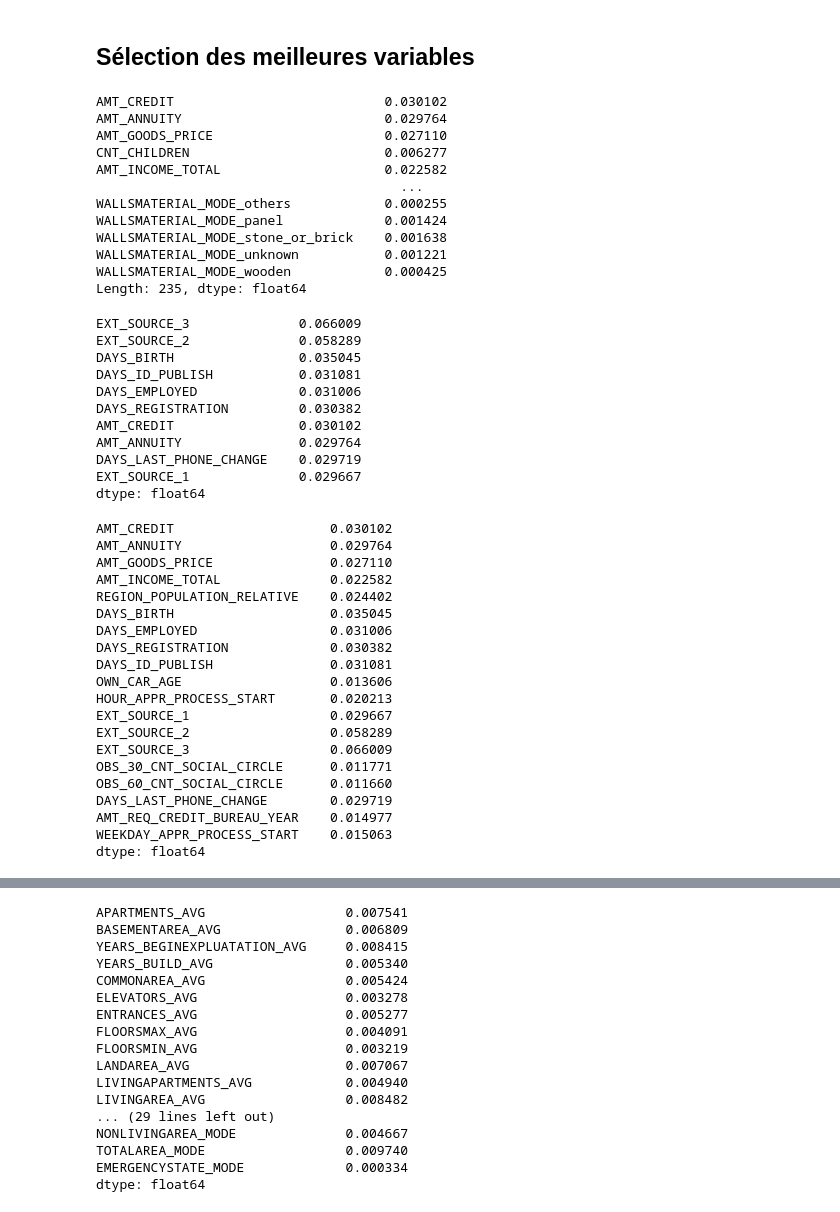
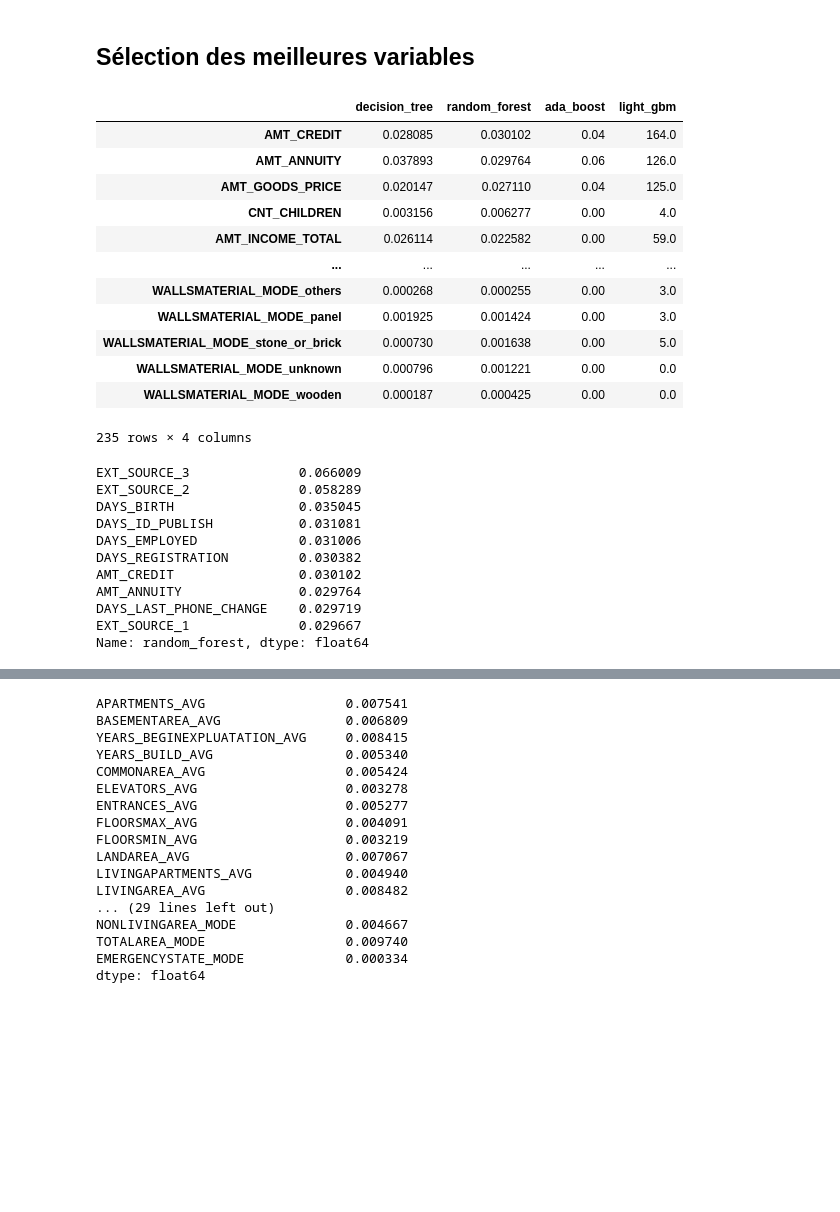
Before and after one commit to gitadum/credit_risk_rating, a Jupyter notebook: 00_notebooks/03_Modelling.ipynb, the cells around one changed output, grey strips where cells are left out. Cells and saved outputs as stored; diff of their text form; code cells hidden in the pictures; blank space fills up the shorter version.

```diff
--- a/00_notebooks/03_Modelling.ipynb
+++ b/00_notebooks/03_Modelling.ipynb
@@ -728,22 +728,14 @@ weighted avg       0.90      0.69      0.76     61503
 ## Sélection des meilleures variables
 # %%
 from preprocessing import get_preprocessed_set_column_names as get_feat_names
-feat_names = get_feat_names(random_forest['p'])
-feat_impor = random_forest['m'].feature_importances_
 
-feat_importances = pd.Series(data={k:v for k,v in zip(feat_names, feat_impor)},
-                             index=feat_names)
-print(feat_importances)
+def get_feature_importances(model):
+    '''Fonction qui retourne l'importance relative des variables
+    pour un modèle donné et un jeu d'entraînement donné'''
+    feat_names = get_feat_names(model['p'])
+    feat_impor = model['m'].feature_importances_
+
+    importances = pd.Series(data={k:v for k,v in zip(feat_names,feat_impor)},
+                            index=feat_names)
+
+    return importances
-# %% [output]
-AMT_CREDIT                           0.030102
-AMT_ANNUITY                          0.029764
-AMT_GOODS_PRICE                      0.027110
-CNT_CHILDREN                         0.006277
-AMT_INCOME_TOTAL                     0.022582
-                                       ...
-WALLSMATERIAL_MODE_others            0.000255
-WALLSMATERIAL_MODE_panel             0.001424
-WALLSMATERIAL_MODE_stone_or_brick    0.001638
-WALLSMATERIAL_MODE_unknown           0.001221
-WALLSMATERIAL_MODE_wooden            0.000425
-Length: 235, dtype: float64
@@ -750,5 +751,21 @@ Length: 235, dtype: float64
+# %%
+feature_importances
+# %% [output]
+|  | decision_tree | random_forest | ada_boost | light_gbm |
+| AMT_CREDIT | 0.028085 | 0.030102 | 0.04 | 164.0 |
+| AMT_ANNUITY | 0.037893 | 0.029764 | 0.06 | 126.0 |
+| AMT_GOODS_PRICE | 0.020147 | 0.027110 | 0.04 | 125.0 |
+| CNT_CHILDREN | 0.003156 | 0.006277 | 0.00 | 4.0 |
+| AMT_INCOME_TOTAL | 0.026114 | 0.022582 | 0.00 | 59.0 |
+| ... | ... | ... | ... | ... |
+| WALLSMATERIAL_MODE_others | 0.000268 | 0.000255 | 0.00 | 3.0 |
+| WALLSMATERIAL_MODE_panel | 0.001925 | 0.001424 | 0.00 | 3.0 |
+| WALLSMATERIAL_MODE_stone_or_brick | 0.000730 | 0.001638 | 0.00 | 5.0 |
+| WALLSMATERIAL_MODE_unknown | 0.000796 | 0.001221 | 0.00 | 0.0 |
+| WALLSMATERIAL_MODE_wooden | 0.000187 | 0.000425 | 0.00 | 0.0 |
+235 rows × 4 columns
 # %%
-feat_importances.sort_values(ascending=False)[:10]
+feature_importances.random_forest.sort_values(ascending=False)[:10]
 # %% [output]
 EXT_SOURCE_3              0.066009
 EXT_SOURCE_2              0.058289
@@ -760,27 +777,4 @@ AMT_CREDIT                0.030102
 AMT_ANNUITY               0.029764
 DAYS_LAST_PHONE_CHANGE    0.029719
 EXT_SOURCE_1              0.029667
-dtype: float64
+Name: random_forest, dtype: float64
-# %%
-print(feat_importances[feat_importances > .01])
-# %% [output]
-AMT_CREDIT                    0.030102
-AMT_ANNUITY                   0.029764
-AMT_GOODS_PRICE               0.027110
-AMT_INCOME_TOTAL              0.022582
-REGION_POPULATION_RELATIVE    0.024402
-DAYS_BIRTH                    0.035045
-DAYS_EMPLOYED                 0.031006
-DAYS_REGISTRATION             0.030382
-DAYS_ID_PUBLISH               0.031081
-OWN_CAR_AGE                   0.013606
-HOUR_APPR_PROCESS_START       0.020213
-EXT_SOURCE_1                  0.029667
-EXT_SOURCE_2                  0.058289
-EXT_SOURCE_3                  0.066009
-OBS_30_CNT_SOCIAL_CIRCLE      0.011771
-OBS_60_CNT_SOCIAL_CIRCLE      0.011660
-DAYS_LAST_PHONE_CHANGE        0.029719
-AMT_REQ_CREDIT_BUREAU_YEAR    0.014977
-WEEKDAY_APPR_PROCESS_START    0.015063
-dtype: float64
```
Also changed, not shown: parts of 20 cells of this notebook.
